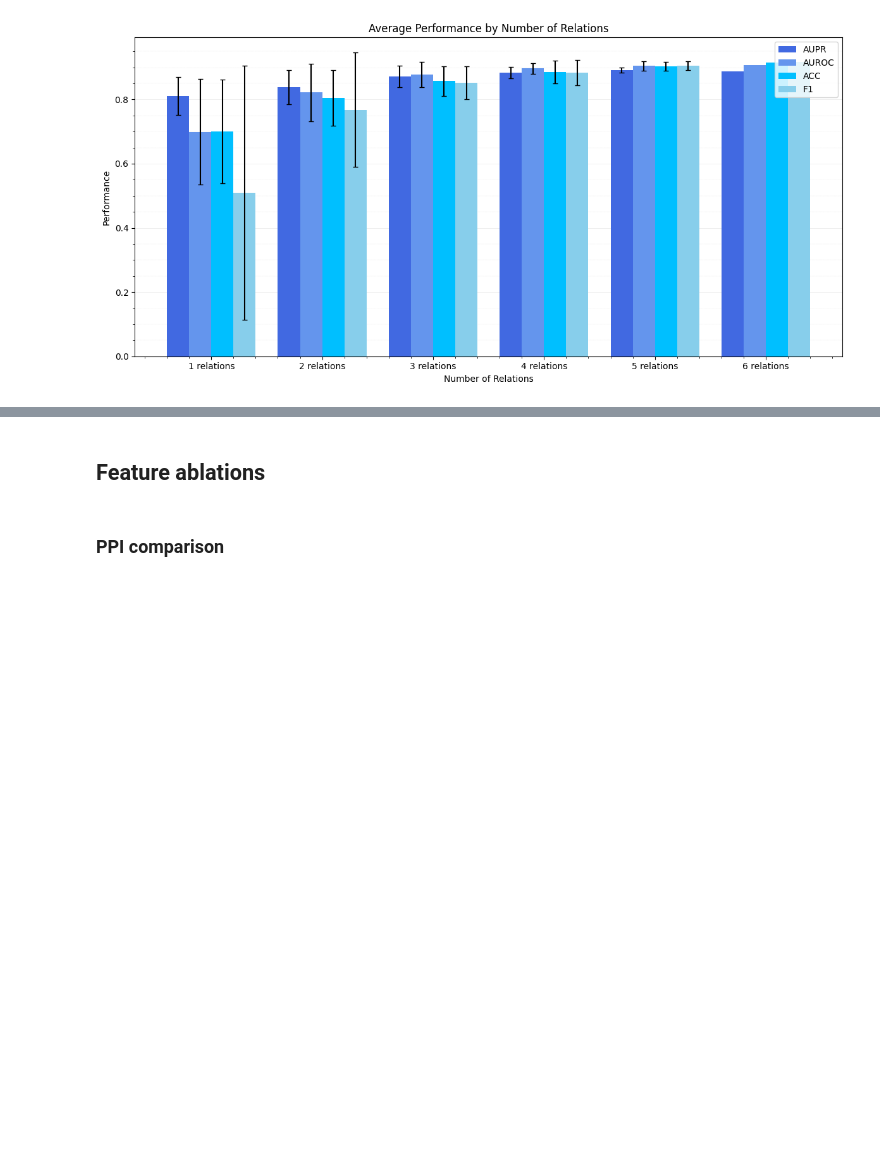
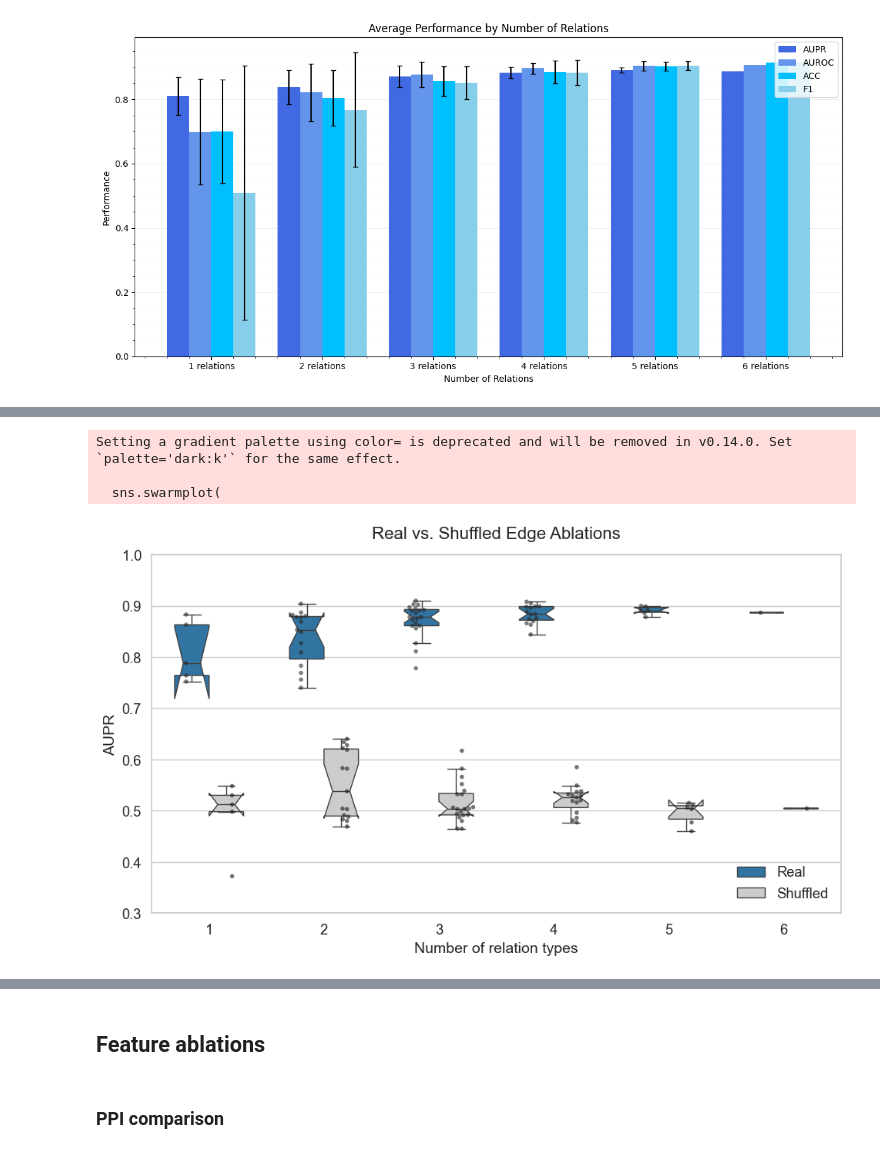
Before and after one commit to martina-occhetta/MORGaN, a Jupyter notebook: notebooks/04_performance_analysis.ipynb, the cells around one changed output, grey strips where cells are left out. Cells and saved outputs as stored; diff of their text form; code cells hidden in the pictures; blank space fills up the shorter version.

```diff
--- a/notebooks/04_performance_analysis.ipynb
+++ b/notebooks/04_performance_analysis.ipynb
@@ -540,0 +689,68 @@ plt.show()
+# %%
+import pandas as pd
+import numpy as np
+import re
+import matplotlib.pyplot as plt
+import seaborn as sns
+
+# -------- load CSVs -------------------------------------------------
+real = pd.read_csv('../paper/tables/edge_ablations.csv')
+rand = pd.read_csv('../paper/tables/randomized_edge_ablations.csv')
+
+# -------- helper functions -----------------------------------------
+def n_relations(s: str) -> int:
+    return len([p for p in s.split('+') if p.strip()])
+
+def numeric_part(cell) -> float:
+    m = re.search(r'(\d+\.\d+)', str(cell))
+    return float(m.group(1)) if m else np.nan
+
+# -------- tidy data -------------------------------------------------
+for df, label in [(real, 'Real'), (rand, 'Shuffled')]:
+    df['n_rel']    = df['Relations'].apply(n_relations)
+    df['AUPR_val'] = df.apply(
+        lambda r: numeric_part(r['AUPR']) if pd.notna(r['AUPR'])
+                  else numeric_part(r['AUC']),
+        axis=1)
+    df['Type']     = label
+
+# concatenate for seaborn
+df_all = pd.concat([real, rand], ignore_index=True)
+
+# -------- plotting --------------------------------------------------
+sns.set_theme(style="whitegrid", font_scale=1.2)
+plt.figure(figsize=(10, 6))
+
+# Boxplot with notches; fliersize=0 hides outliers (we'll see them in the swarm)
+sns.boxplot(
+    x='n_rel', y='AUPR_val', hue='Type', data=df_all,
+    notch=True, palette={'Real':'#1f77b4','Shuffled':'#cccccc'},
+    width=0.6, fliersize=0
+)
+
+# Swarmplot on top, dodge so real & shuffled don’t overlap
+sns.swarmplot(
+    x='n_rel', y='AUPR_val', hue='Type', data=df_all,
+    dodge=True, color='k', alpha=0.6, size=4
+)
+
+# Tidy up duplicate legends
+handles, labels = plt.gca().get_legend_handles_labels()
+# first two are boxplot, next two are swarm; we only want one of each
+plt.legend(handles[:2], labels[:2], title='', loc='lower right')
+
+# Axis labels & title
+plt.xlabel('Number of relation types', fontsize=14)
+plt.ylabel('AUPR', fontsize=14)
+plt.title('Real vs. Shuffled Edge Ablations', fontsize=16, pad=15)
+
+# Optional: set y‐axis limit to [0,1], if appropriate
+plt.ylim(0.3, 1)
+
+plt.tight_layout()
+plt.show()
+# %% [output]
+Setting a gradient palette using color= is deprecated and will be removed in v0.14.0. Set `palette='dark:k'` for the same effect.
+
+  sns.swarmplot(
+[figure, added]
```
Also changed, not shown: parts of 15 cells of this notebook, 1 other file.
